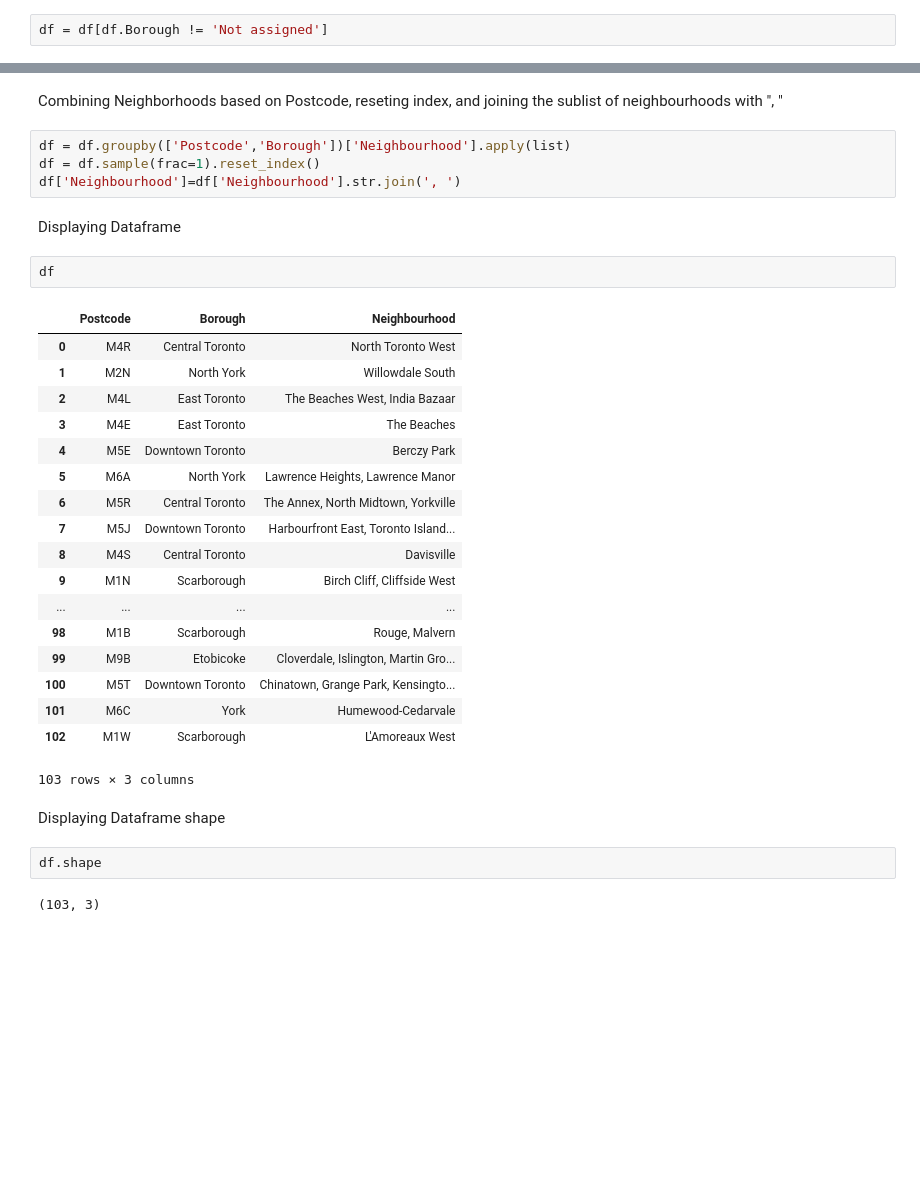
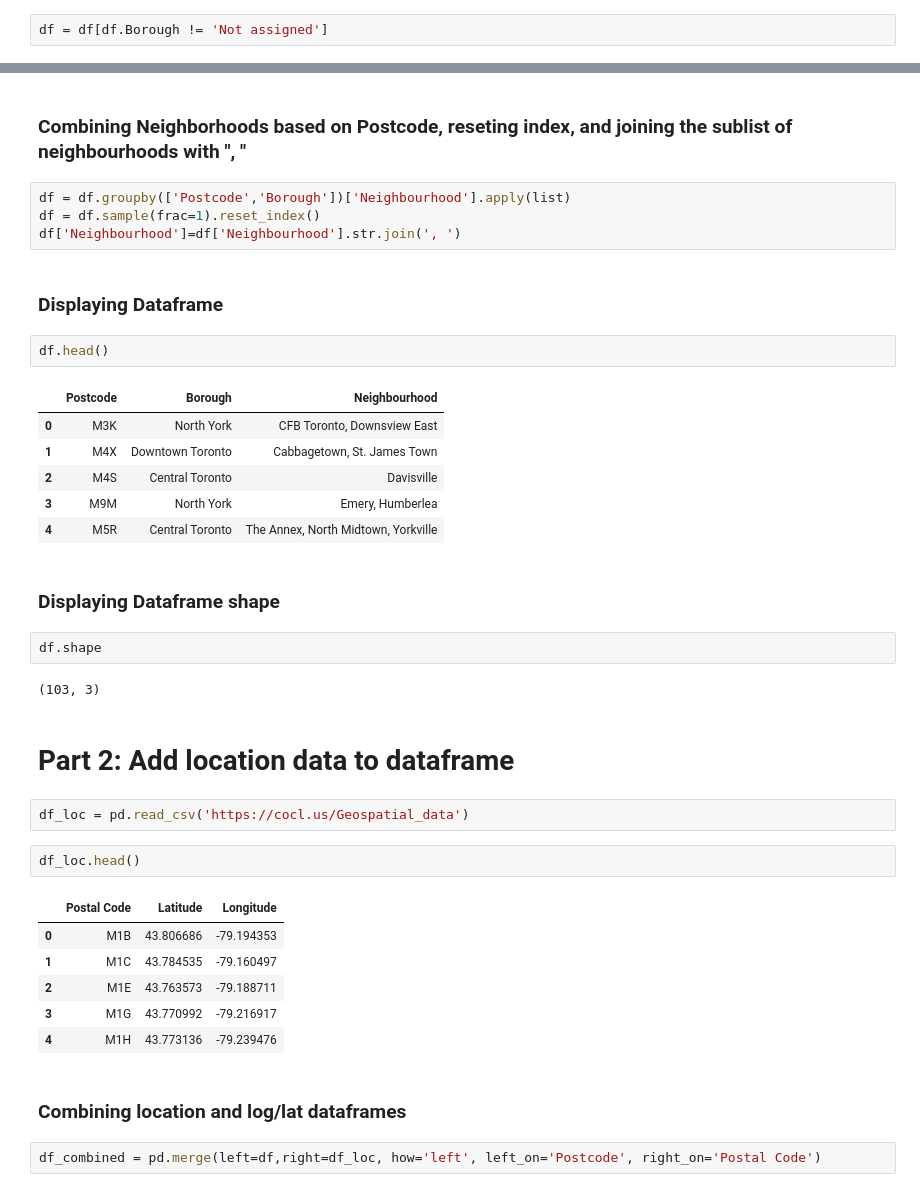
Before and after one commit to JerrinWiley/Quantitatively-Optimum-Houston-Pub-Crawl, a Jupyter notebook: Toronto: Segment and Cluster.ipynb, the cells around one changed output, grey strips where cells are left out. Cells and saved outputs as stored; diff of their text form; blank space fills up the shorter version.

```diff
--- a/Toronto: Segment and Cluster.ipynb
+++ b/Toronto: Segment and Cluster.ipynb
@@ -26,37 +32,42 @@ A value is trying to be set on a copy of a slice from a DataFrame
 See the caveats in the documentation: http://pandas.pydata.org/pandas-docs/stable/indexing.html#indexing-view-versus-copy
   if __name__ == '__main__':
 # %% [markdown]
-Combining Neighborhoods based on Postcode, reseting index, and joining the sublist of neighbourhoods with ", "
+### Combining Neighborhoods based on Postcode, reseting index, and joining the sublist of neighbourhoods with ", "
 # %%
 df = df.groupby(['Postcode','Borough'])['Neighbourhood'].apply(list)
 df = df.sample(frac=1).reset_index()
 df['Neighbourhood']=df['Neighbourhood'].str.join(', ')
-# %% [markdown]
-Displaying Dataframe
+# %% [markdown]
+### Displaying Dataframe
 # %%
-df
+df.head()
 # %% [output]
 |  | Postcode | Borough | Neighbourhood |
-| 0 | M4R | Central Toronto | North Toronto West |
-| 1 | M2N | North York | Willowdale South |
-| 2 | M4L | East Toronto | The Beaches West, India Bazaar |
-| 3 | M4E | East Toronto | The Beaches |
-| 4 | M5E | Downtown Toronto | Berczy Park |
-| 5 | M6A | North York | Lawrence Heights, Lawrence Manor |
-| 6 | M5R | Central Toronto | The Annex, North Midtown, Yorkville |
-| 7 | M5J | Downtown Toronto | Harbourfront East, Toronto Island... |
-| 8 | M4S | Central Toronto | Davisville |
-| 9 | M1N | Scarborough | Birch Cliff, Cliffside West |
-| ... | ... | ... | ... |
-| 98 | M1B | Scarborough | Rouge, Malvern |
-| 99 | M9B | Etobicoke | Cloverdale, Islington, Martin Gro... |
-| 100 | M5T | Downtown Toronto | Chinatown, Grange Park, Kensingto... |
-| 101 | M6C | York | Humewood-Cedarvale |
-| 102 | M1W | Scarborough | L'Amoreaux West |
+| 0 | M3K | North York | CFB Toronto, Downsview East |
+| 1 | M4X | Downtown Toronto | Cabbagetown, St. James Town |
+| 2 | M4S | Central Toronto | Davisville |
+| 3 | M9M | North York | Emery, Humberlea |
+| 4 | M5R | Central Toronto | The Annex, North Midtown, Yorkville |
-103 rows × 3 columns
 # %% [markdown]
-Displaying Dataframe shape
+### Displaying Dataframe shape
 # %%
 df.shape
 # %% [output]
 (103, 3)
+# %% [markdown]
+# Part 2: Add location data to dataframe
+# %%
+df_loc = pd.read_csv('https://cocl.us/Geospatial_data')
+# %%
+df_loc.head()
+# %% [output]
+|  | Postal Code | Latitude | Longitude |
+| 0 | M1B | 43.806686 | -79.194353 |
+| 1 | M1C | 43.784535 | -79.160497 |
+| 2 | M1E | 43.763573 | -79.188711 |
+| 3 | M1G | 43.770992 | -79.216917 |
+| 4 | M1H | 43.773136 | -79.239476 |
+# %% [markdown]
+### Combining location and log/lat dataframes
+# %%
+df_combined = pd.merge(left=df,right=df_loc, how='left', left_on='Postcode', right_on='Postal Code')
```
Also changed, not shown: parts of 45 cells of this notebook.
